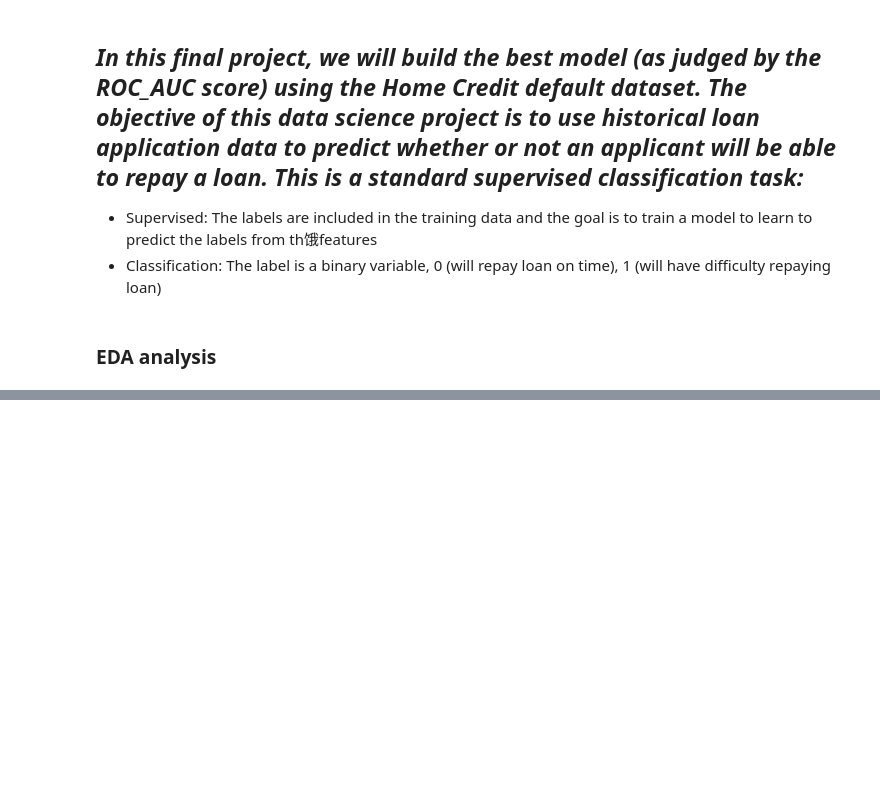
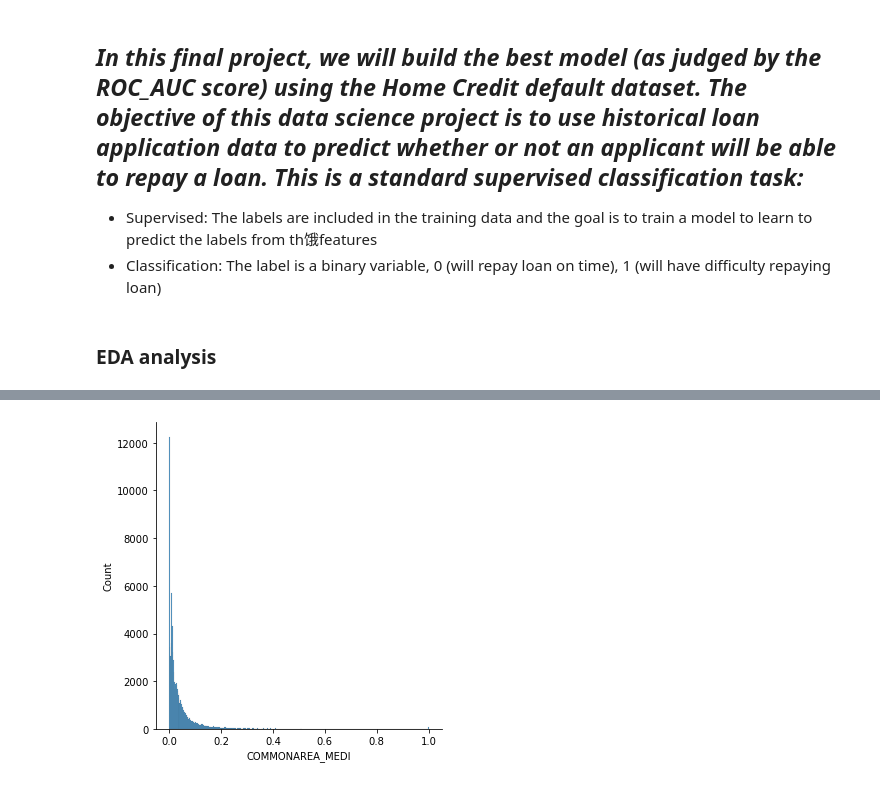
Before and after one commit to nickync/JPMLE, a Jupyter notebook: final.ipynb, the cells around one changed output, grey strips where cells are left out. Drawn from its saved outputs; the diff is of its cells as text; code cells hidden in the pictures; blank space fills up the shorter version.

```diff
--- a/final.ipynb
+++ b/final.ipynb
@@ -88,0 +129,5 @@ https://github.com/pandas-profiling/pandas-profiling/issues
+# %%
+sns.displot(df['COMMONAREA_MEDI'])
+plt.show()
+# %% [output]
+[figure, added]
```
Also changed, not shown: parts of 40 cells of this notebook, 3 other files.
